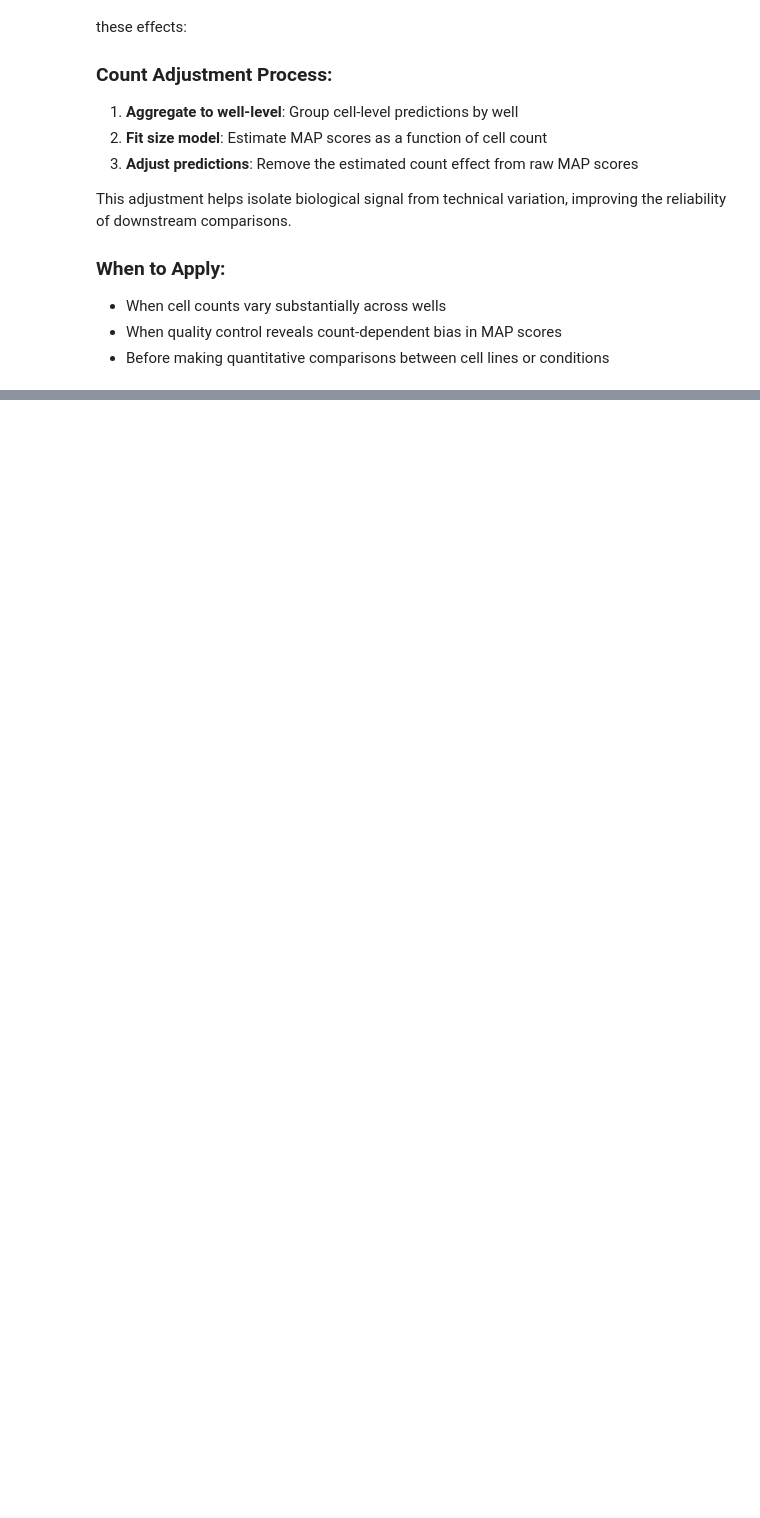
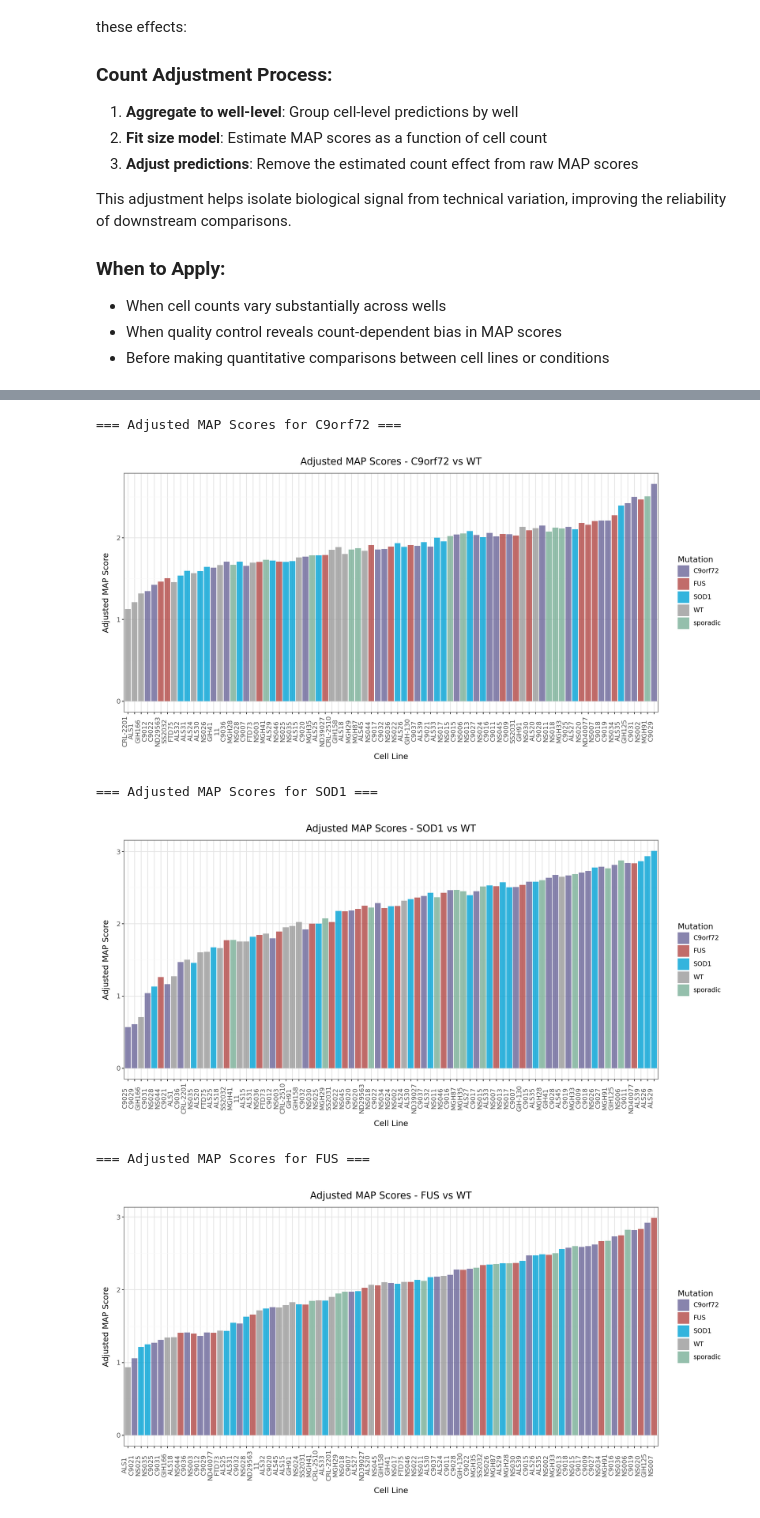
Before and after one commit to AltschulerWu-Lab/maps, a Jupyter notebook: template_analyses/pipelines/maps_analysis.ipynb, the cells around one changed output, grey strips where cells are left out. Saved outputs shown, nothing was run; the diff lists cells and outputs as text; code cells hidden in the pictures; blank space fills up the shorter version.

```diff
--- a/template_analyses/pipelines/maps_analysis.ipynb
+++ b/template_analyses/pipelines/maps_analysis.ipynb
@@ -477,0 +412,55 @@ This notebook demonstrated the complete MAP analysis pipeline:
+# %%
+from plotnine import (
+    ggplot, aes, geom_bar,
+    labs, theme_bw, theme, element_text,
+    scale_fill_manual
+)
+
+from maps.figures import PALETTE
+
+# Create plots for each mutation group
+for k, df_adj in adjusted.items():
+    print(f"\n=== Adjusted MAP Scores for {k} ===")
+
+    # Convert to pandas if needed
+    if hasattr(df_adj, 'to_pandas'):
+        df_plot = df_adj.to_pandas()
+    else:
+        df_plot = df_adj.copy()
+
+    # Sort by Score for better visualization
+    df_plot = df_plot.sort_values('Score')
+
+    # Create categorical CellLines with sorted order
+    df_plot['CellLines'] = pd.Categorical(
+        df_plot['CellLines'],
+        categories=df_plot['CellLines'].unique(),
+        ordered=True
+    )
+
+    # Create plot
+    p = (
+        ggplot(df_plot, aes(x='CellLines', y='Score', fill='Mutations')) +
+        geom_bar(stat='identity', alpha=0.8) +
+        labs(
+            x='Cell Line',
+            y='Adjusted MAP Score',
+            title=f'Adjusted MAP Scores - {k} vs WT',
+            fill='Mutation'
+        ) +
+        scale_fill_manual(values=PALETTE) +
+        theme_bw() +
+        theme(
+            axis_text_x=element_text(rotation=90, hjust=1, vjust=0.5),
+            figure_size=(12, 6)
+        )
+    )
+
+    display(p)
+# %% [output]
+=== Adjusted MAP Scores for C9orf72 ===
+[figure, added]
+=== Adjusted MAP Scores for SOD1 ===
+[figure, added]
+=== Adjusted MAP Scores for FUS ===
+[figure, added]
```
Also changed, not shown: parts of 11 cells of this notebook, 2 other files.
